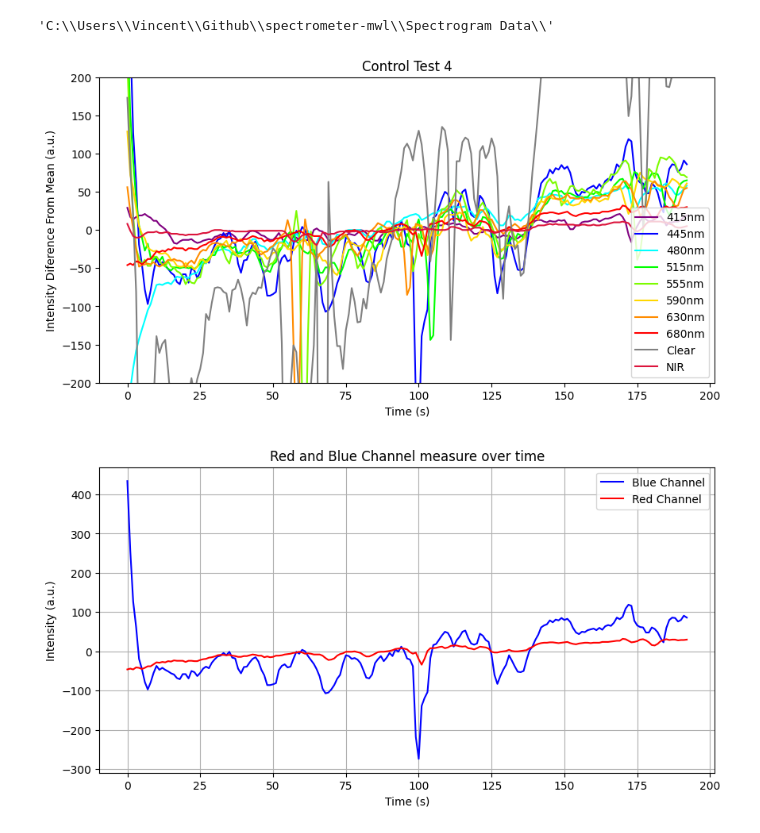
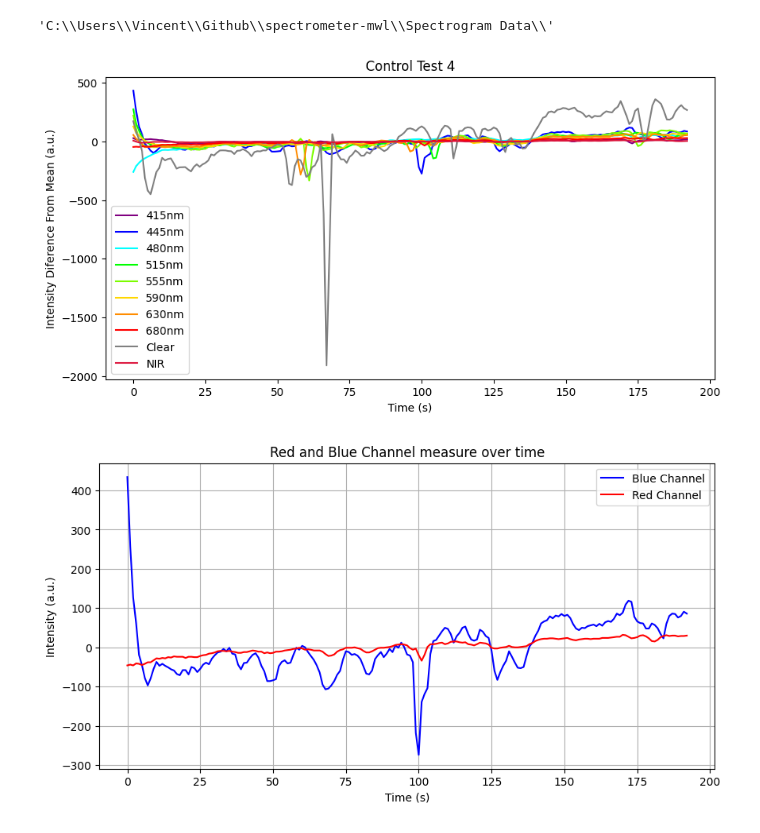
Before and after one commit to aitkenbug/spectrometer-mwl, a Jupyter notebook: ploting/control-test.ipynb, the cells around one changed output. Cells and saved outputs as stored; diff of their text form; code cells hidden in the pictures.

```diff
--- a/ploting/control-test.ipynb
+++ b/ploting/control-test.ipynb
@@ -12,26 +12,25 @@ path
 # %%
 time = data['time'].to_list()
 labels = data.columns.to_list()
 jdat = data[1:].drop(columns='time').to_numpy().T
 col = ['purple','blue','cyan','lime','lawngreen','gold','darkorange','red','gray','crimson']
 
 for i in range(len(jdat)):
     mi = np.mean(jdat[i])
     for j in range(len(jdat[0])):
         jdat[i][j] = jdat[i][j] - mi
 
 fig, ax = plt.subplots(figsize=(10, 5))
 for i in range(len(jdat)):
     ax.plot(np.arange(len(jdat[0])), jdat[i], color=col[i], label=labels[i+1])
 ax.legend()
 plt.xlabel('Time (s)')
 plt.ylabel('Intensity Diference From Mean (a.u.)')
 plt.title('Control Test 4')
-plt.ylim(-200,200)
 plt.show()
 #fig.savefig('control-test-mean-4.png', facecolor=fig.get_facecolor(), edgecolor='none')
 # %% [output]
-[figure, old version]
+[figure, new version]
 # %%
 fig, ax = plt.subplots(figsize=(10, 5))
 ax.plot(np.arange(len(jdat[0])), jdat[1], label='Blue Channel', color='blue')
```
Also changed, not shown: parts of 5 cells of this notebook.
